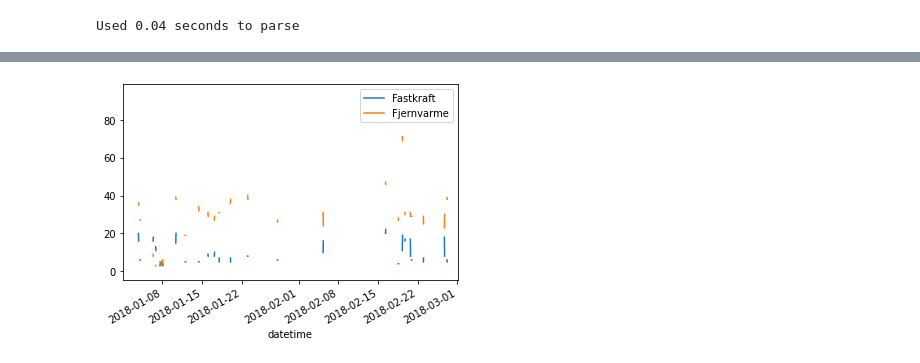
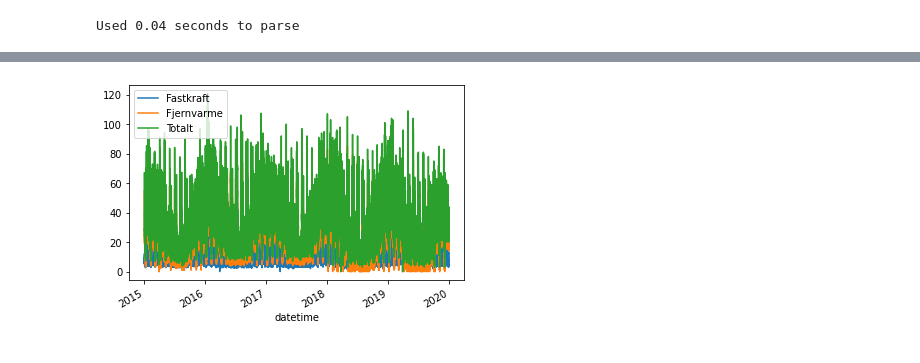
Before and after one commit to dagokl/trdk02_energy_consumption, a Jupyter notebook: notebooks/buildings.ipynb, the cells around one changed output, grey strips where cells are left out. Cells and saved outputs as stored; diff of their text form; code cells hidden in the pictures.

Commit message:
dict with df of energy use for each building

```diff
--- a/notebooks/buildings.ipynb
+++ b/notebooks/buildings.ipynb
@@ -57,14 +89,3 @@ elapsed_time = stop_time - start_time
 print(f'Used {elapsed_time:.2f} seconds to parse')
 # %% [output]
 Used 0.04 seconds to parse
-# %%
-start_time = time()
-
-raw_esave_tables = pd.read_excel('data/EsaveExport_Trondheim Kommune_Trondheim_10121314.xls', parse_dates=['Unnamed: 0'], decimal=',', sheet_name=None)
-raw_esave_table = pd.concat(raw_esave_tables)
-raw_esave_table.rename(columns={'Unnamed: 0': 'datetime'}, inplace=True)
-raw_esave_table.set_index('datetime', inplace=True)
-
-stop_time = time()
-elapsed_time = stop_time - start_time
-print(f'Used {elapsed_time:.2f} seconds to read esave table')
@@ -90,25 +92,20 @@ raw_esave_table
 # %%
+# Create a dictionary that contains a dataframe for each building that have column for each sensor type (e.g. Fjernvarme or Fastkraft)
 building_dfs = {}
-
-i = 0
-n = 0
-
-for name, sensor_type_dicts in buildings.items():
-
+for building_name, sensor_type_dict in buildings.items():
 
     sensor_type_series = {}
-    for sensor_type, sensor_dicts in sensor_type_dicts.items():
-        for sensor_id in sensor_dicts.values():
-            n += 1
+    for sensor_type, sensor_dict in sensor_type_dict.items():
+        for sensor_id in sensor_dict.values():
             if sensor_id in raw_esave_table.columns:
-                i += 1
                 sensor_series = raw_esave_table[sensor_id]
-                print(sensor_series)
                 if not sensor_type in sensor_type_series:
                     sensor_type_series[sensor_type] = sensor_series
                 else:
                     sensor_type_series[sensor_type] = sensor_type_series[sensor_type] + sensor_series
+    if sensor_type_series:
+        building_dfs[building_name] = pd.DataFrame(sensor_type_series)
 
-    building_dfs[name] = pd.DataFrame(sensor_type_series)
-
-print(f'i: {i}  n: {n}  i/n: {i/n:.2f}')
+# Create a column in each building dataframe that is the total energy consumption, i.e. the sum of all other columns.
+for building_df in building_dfs.values():
+    building_df['Totalt'] = building_df[list(building_df.columns)].sum(axis=1)
@@ -133,7 +129,5 @@ i: 512  n: 594  i/n: 0.86
 # %%
-plot_inter = (datetime(2018,1,1,1), datetime(2018,3,1,1))
-
-building_dfs['Trondheim Kommune - Voldsminde barnehage'].plot(xlim=plot_inter)
+building_dfs['Trondheim Kommune - Voldsminde barnehage'].plot()
 plt.show()
 # %% [output]
-[figure, old version]
+[figure, new version]
```
Also changed, not shown: parts of 8 cells of this notebook.
